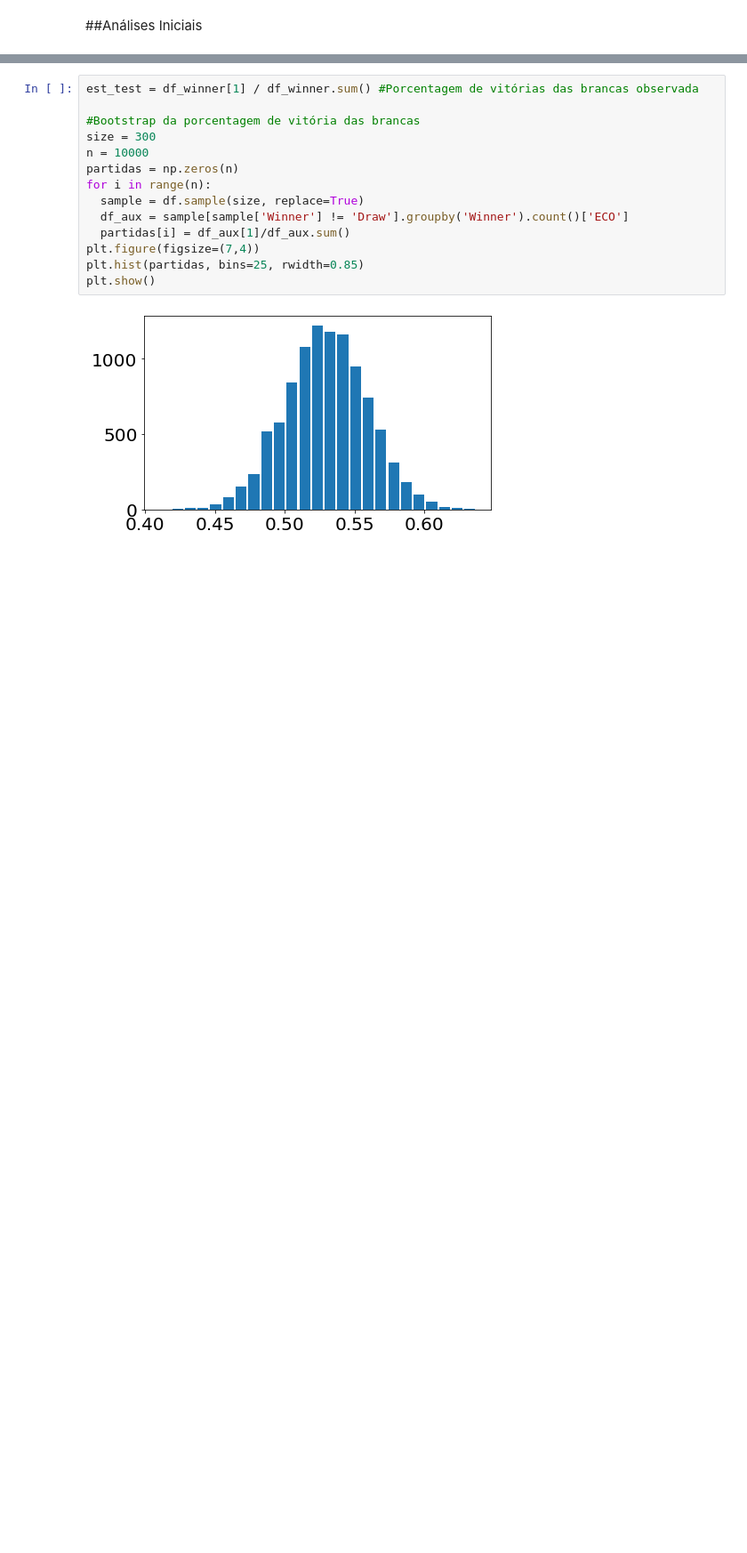
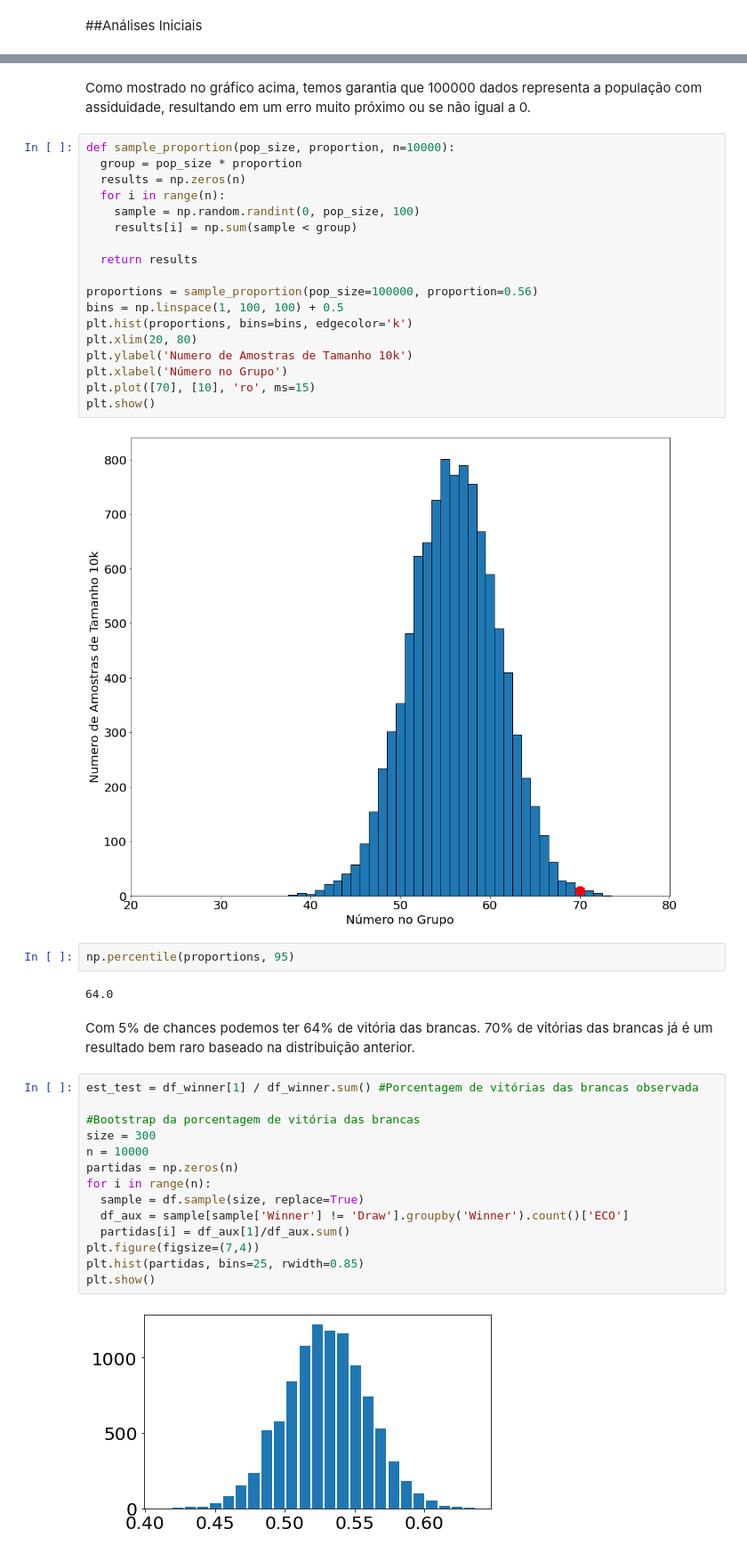
Before and after one commit to otavioml/Chess-Data-Analysis, a Jupyter notebook: Chess_Data_Analysis.ipynb, the cells around one changed output, grey strips where cells are left out. Shown at 89% size. Cells and saved outputs as stored; diff of their text form; blank space fills up the shorter version.

```diff
--- a/Chess_Data_Analysis.ipynb
+++ b/Chess_Data_Analysis.ipynb
@@ -155,3 +160,31 @@ plt.show()
+# %% [markdown]
+Como mostrado no gráfico acima, temos garantia que 100000 dados representa a população com assiduidade, resultando em um erro muito próximo ou se não igual a 0.
+# %%
+def sample_proportion(pop_size, proportion, n=10000):
+  group = pop_size * proportion
+  results = np.zeros(n)
+  for i in range(n):
+    sample = np.random.randint(0, pop_size, 100)
+    results[i] = np.sum(sample < group)
+
+  return results
+
+proportions = sample_proportion(pop_size=100000, proportion=0.56)
+bins = np.linspace(1, 100, 100) + 0.5
+plt.hist(proportions, bins=bins, edgecolor='k')
+plt.xlim(20, 80)
+plt.ylabel('Numero de Amostras de Tamanho 10k')
+plt.xlabel('Número no Grupo')
+plt.plot([70], [10], 'ro', ms=15)
+plt.show()
+# %% [output]
+[figure, added]
+# %%
+np.percentile(proportions, 95)
+# %% [output]
+64.0
+# %% [markdown]
+Com 5% de chances podemos ter 64% de vitória das brancas. 70% de vitórias das brancas já é um resultado bem raro baseado na distribuição anterior.
 # %%
 est_test = df_winner[1] / df_winner.sum() #Porcentagem de vitórias das brancas observada
 
```
Also changed, not shown: parts of 5 cells of this notebook.
